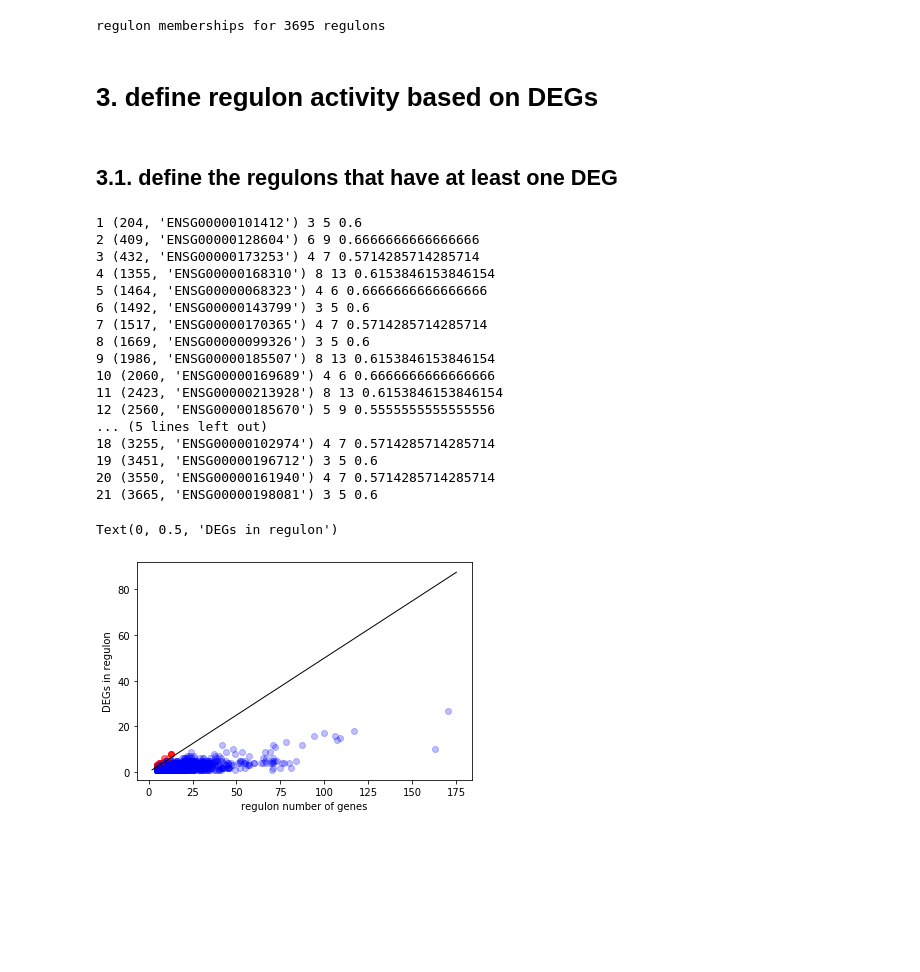
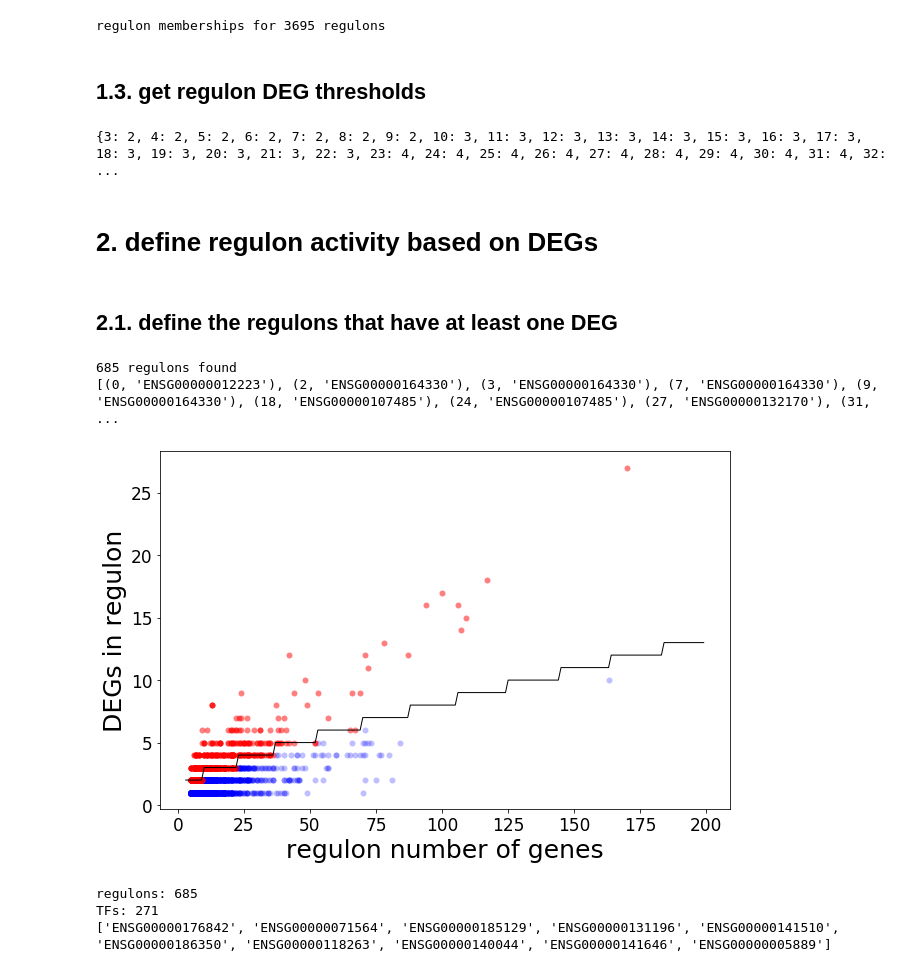
Before and after one commit to adelomana/cdi, a Jupyter notebook: differential_regulon/differential_regulon_activity_analysis.ipynb, the cells around one changed output. Drawn from its saved outputs; the diff is of its cells as text; code cells hidden in the pictures; blank space fills up the shorter version.

Commit message:
progress on regulon activity

```diff
--- a/differential_regulon/differential_regulon_activity_analysis.ipynb
+++ b/differential_regulon/differential_regulon_activity_analysis.ipynb
@@ -8,5 +1,14 @@ import matplotlib, matplotlib.pyplot
+# %%
+import os, seaborn, pandas
+import matplotlib, matplotlib.pyplot
+%matplotlib inline
+matplotlib.rcParams['figure.figsize'] = [9, 6]
+matplotlib.rcParams['axes.labelsize'] = 25
+matplotlib.rcParams['xtick.labelsize'] = 17
+matplotlib.rcParams['ytick.labelsize'] = 17
 # %% [markdown]
 # 0. user-defined variables
 # %%
 DEG_folder = '/Users/alopez/projects_isb/cdi/results/deseq2/filtered/'
 regulon_memberships_file = '/Users/alopez/projects_isb/cdi/results/miner/results_IA9/mechanistic_inference_results/regulons_annotated.csv'
+regulon_thresholds_file = '/Users/alopez/projects_isb/cdi/results/regulons/thresholds/results.txt'
@@ -50,43 +67,56 @@ with open(regulon_memberships_file, 'r') as f:
 print('regulon memberships for {} regulons'.format(len(regulon_memberships)))
 # %% [output]
 regulon memberships for 3695 regulons
+# %% [markdown]
+## 1.3. get regulon DEG thresholds
+# %%
+regulon_thresholds = {}
+with open(regulon_thresholds_file, 'r') as f:
+    next(f)
+    for line in f:
+        v = line.split()
+        regulon_size = int(v[0])
+        threshold = int(v[1])
+        regulon_thresholds[regulon_size] = threshold
+print(regulon_thresholds)
+# %% [output]
+{3: 2, 4: 2, 5: 2, 6: 2, 7: 2, 8: 2, 9: 2, 10: 3, 11: 3, 12: 3, 13: 3, 14: 3, 15: 3, 16: 3, 17: 3, 18: 3, 19: 3, 20: 3, 21: 3, 22: 3, 23: 4, 24: 4, 25: 4, 26: 4, 27: 4, 28: 4, 29: 4, 30: 4, 31: 4, 32: ...
 # %% [markdown]
-# 3. define regulon activity based on DEGs
+# 2. define regulon activity based on DEGs
 # %% [markdown]
-## 3.1. define the regulons that have at least one DEG
+## 2.1. define the regulons that have at least one DEG
 # %%
-count = 0
+differential_regulons = []
 for regulon_identifier in regulon_memberships:
-    a = len(list(set(degs) & set(regulon_memberships[regulon_identifier])))
+    a = len(list(set(deg_union) & set(regulon_memberships[regulon_identifier])))
     b = len(regulon_memberships[regulon_identifier])
     proportion = a/b
-    if proportion > 0.5:
-        count = count + 1
-        matplotlib.pyplot.plot(b, a, 'o', color='red', alpha=0.5)
-        print(count, regulon_identifier, a, b, proportion)
+    if a >= regulon_thresholds[b]:
+        matplotlib.pyplot.plot(b, a, 'o', color='red', alpha=0.5, mew=0)
+        #print(count, regulon_identifier, a, b, proportion)
+        differential_regulons.append(regulon_identifier)
     elif proportion > 0:
-        matplotlib.pyplot.plot(b, a, 'o', color='blue', alpha=0.25)
+        matplotlib.pyplot.plot(b, a, 'o', color='blue', alpha=0.25, mew=0)
 
-matplotlib.pyplot.plot([2,175], [1,175/2], '-', color='black', lw=1)
+print('{} regulons found'.format(len(differential_regulons)))
+print(differential_regulons[:10])
+
+matplotlib.pyplot.plot(list(regulon_thresholds.keys()), list(regulon_thresholds.values()), '-', color='black', lw=1)
 matplotlib.pyplot.xlabel('regulon number of genes')
 matplotlib.pyplot.ylabel('DEGs in regulon')
+matplotlib.pyplot.tight_layout()
 # %% [output]
-1 (204, 'ENSG00000101412') 3 5 0.6
-2 (409, 'ENSG00000128604') 6 9 0.6666666666666666
-3 (432, 'ENSG00000173253') 4 7 0.5714285714285714
-4 (1355, 'ENSG00000168310') 8 13 0.6153846153846154
-5 (1464, 'ENSG00000068323') 4 6 0.6666666666666666
-6 (1492, 'ENSG00000143799') 3 5 0.6
-7 (1517, 'ENSG00000170365') 4 7 0.5714285714285714
-8 (1669, 'ENSG00000099326') 3 5 0.6
-9 (1986, 'ENSG00000185507') 8 13 0.6153846153846154
-10 (2060, 'ENSG00000169689') 4 6 0.6666666666666666
-11 (2423, 'ENSG00000213928') 8 13 0.6153846153846154
-12 (2560, 'ENSG00000185670') 5 9 0.5555555555555556
-... (5 lines left out)
-18 (3255, 'ENSG00000102974') 4 7 0.5714285714285714
-19 (3451, 'ENSG00000196712') 3 5 0.6
-20 (3550, 'ENSG00000161940') 4 7 0.5714285714285714
-21 (3665, 'ENSG00000198081') 3 5 0.6
+685 regulons found
+[(0, 'ENSG00000012223'), (2, 'ENSG00000164330'), (3, 'ENSG00000164330'), (7, 'ENSG00000164330'), (9, 'ENSG00000164330'), (18, 'ENSG00000107485'), (24, 'ENSG00000107485'), (27, 'ENSG00000132170'), (31, ...
-Text(0, 0.5, 'DEGs in regulon')
-[figure, old version]
+[figure, new version]
+# %%
+# check how many TFs are behid the selected regulons
+print('regulons: {}'.format(len(differential_regulons)))
+TFs = [element[1] for element in differential_regulons]
+unique = list(set(TFs))
+print('TFs: {}'.format(len(unique)))
+print(unique[:10])
+# %% [output]
+regulons: 685
+TFs: 271
+['ENSG00000176842', 'ENSG00000071564', 'ENSG00000185129', 'ENSG00000131196', 'ENSG00000141510', 'ENSG00000186350', 'ENSG00000118263', 'ENSG00000140044', 'ENSG00000141646', 'ENSG00000005889']
```
Also changed, not shown: parts of 14 cells of this notebook, 2 other files.
